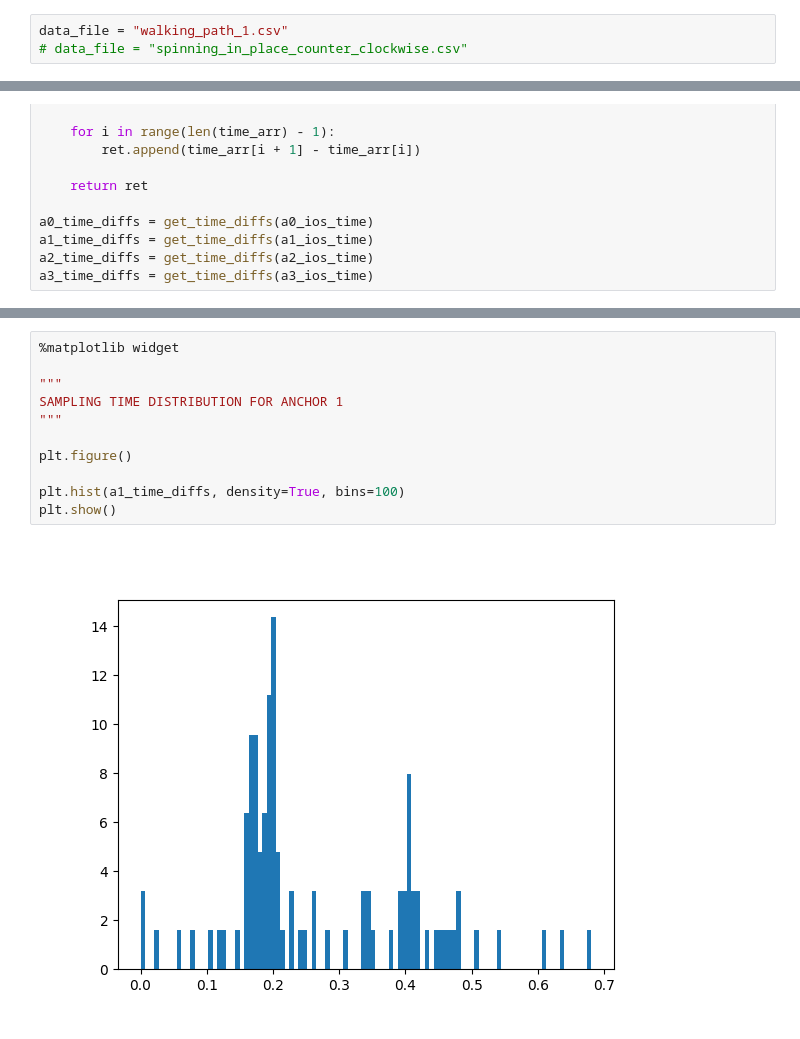
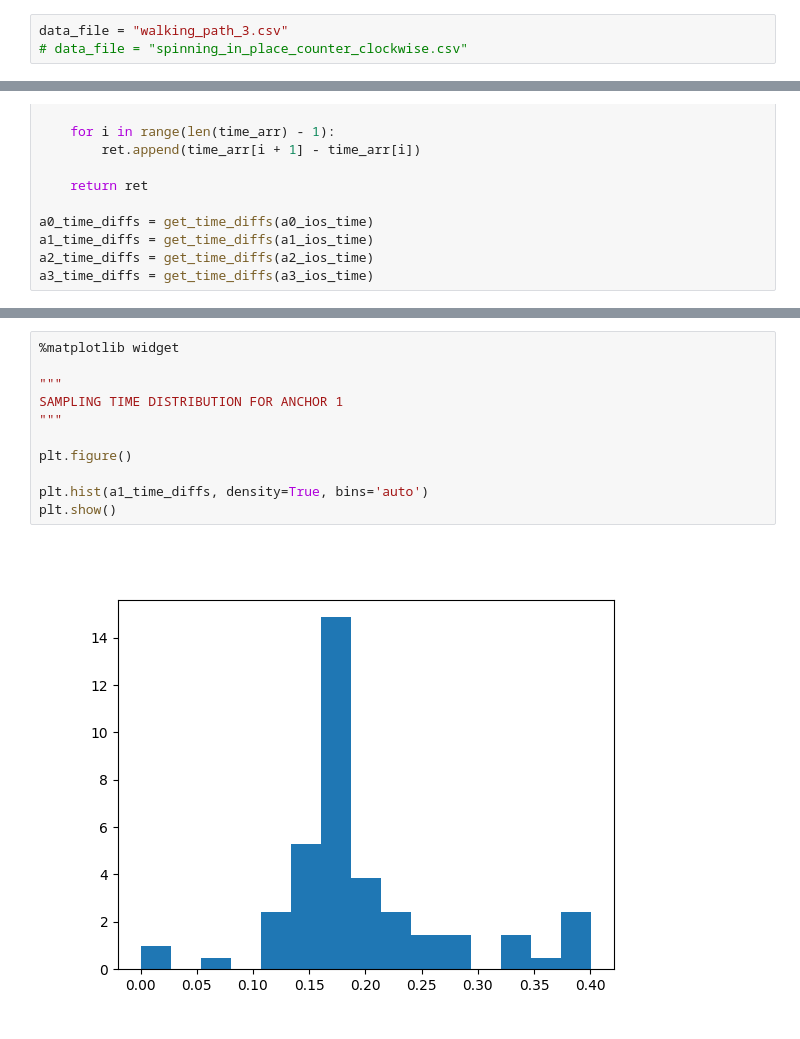
Before and after one commit to RyanJMah/fydp-rtls-server, a Jupyter notebook: data/analysis.ipynb, the cells around one changed output, grey strips where cells are left out. Cells and saved outputs as stored; diff of their text form.

```diff
--- a/data/analysis.ipynb
+++ b/data/analysis.ipynb
@@ -14,7 +14,7 @@ from IPython.display import display, HTML
 import control as ct
 sp.init_printing()
 # %%
-data_file = "walking_path_1.csv"
+data_file = "walking_path_3.csv"
 # data_file = "spinning_in_place_counter_clockwise.csv"
 # %%
 # load CSV into dataframe
@@ -268,16 +268,16 @@ plt.show()
 # %%
 %matplotlib widget
 
 """
 SAMPLING TIME DISTRIBUTION FOR ANCHOR 1
 """
 
 plt.figure()
 
-plt.hist(a1_time_diffs, density=True, bins=100)
+plt.hist(a1_time_diffs, density=True, bins='auto')
 plt.show()
 # %% [output]
-[figure, old version]
+[figure, new version]
 # %%
 %matplotlib widget
 
```
Also changed, not shown: parts of 12 cells of this notebook.
